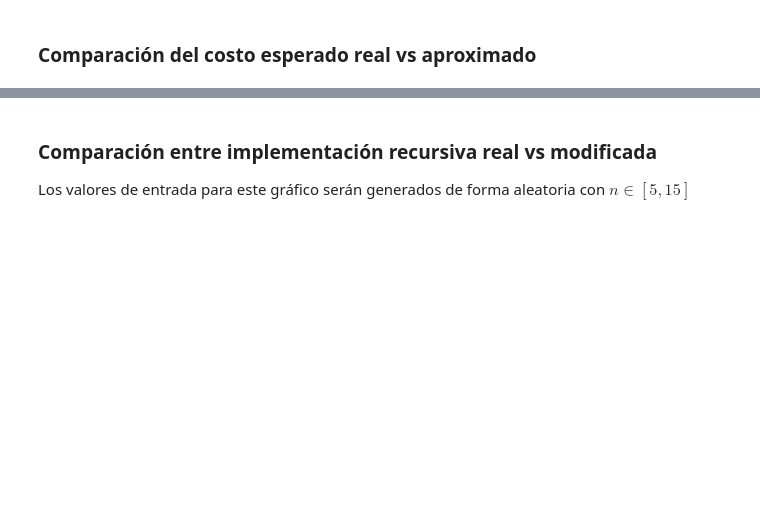
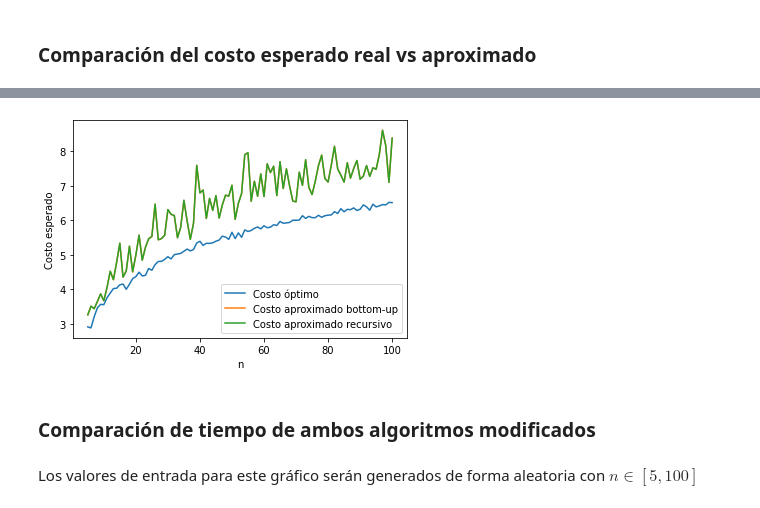
Before and after one commit to OscarRojasG/ADA-Informes, a Jupyter notebook: Informe8-OptimalBST.ipynb, the cells around one changed output, grey strips where cells are left out. Cells and saved outputs as stored; diff of their text form; code cells hidden in the pictures; blank space fills up the shorter version.

Commit message:
Se modifica segundo experimento

```diff
--- a/Informe8-OptimalBST.ipynb
+++ b/Informe8-OptimalBST.ipynb
@@ -824,30 +857,35 @@ Los valores de entrada para este gráfico serán generados de forma aleatoria co
 # %%
 import matplotlib.pyplot as plt
 import numpy as np
 
-x=[]; y1=[]; y2=[]
+x=[]; y1=[]; y2=[]; y3=[]
 
 for n in range(5,101):
   k, p, q = optimal_bst_instance_generator(n)
 
-  e_real = optimal_bst(k,p,q,n)[0]
-  e_aprox = modified_optimal_bst(k,p,q,n)
+  optimal_e = optimal_bst(k,p,q,n)[0]
+  aprox_e1 = modified_recursive_optimal_bst(k,p,q)[0]
+  aprox_e2 = modified_optimal_bst(k,p,q,n)[0]
 
   x.append(n)
-  y1.append(e_real)
-  y2.append(e_aprox)
+  y1.append(optimal_e)
+  y2.append(aprox_e1)
+  y3.append(aprox_e2)
 
 plt.plot(x,y1)
 plt.plot(x,y2)
-plt.legend(["Costo real", "Costo aproximado"])
+plt.plot(x,y3)
+plt.legend(["Costo óptimo", "Costo aproximado bottom-up", "Costo aproximado recursivo"])
 
 plt.xlabel('n')
 plt.ylabel('Costo esperado')
 plt.show()
+# %% [output]
+[figure, added]
+# %% [markdown]
+### Comparación de tiempo de ambos algoritmos modificados
 # %% [markdown]
-### Comparación entre implementación recursiva real vs modificada
-
-Los valores de entrada para este gráfico serán generados de forma aleatoria con $n \in [5,15]$
+Los valores de entrada para este gráfico serán generados de forma aleatoria con $n \in [5,100]$
 # %%
 import matplotlib.pyplot as plt
 import numpy as np
```
Also changed, not shown: parts of 9 cells of this notebook.
